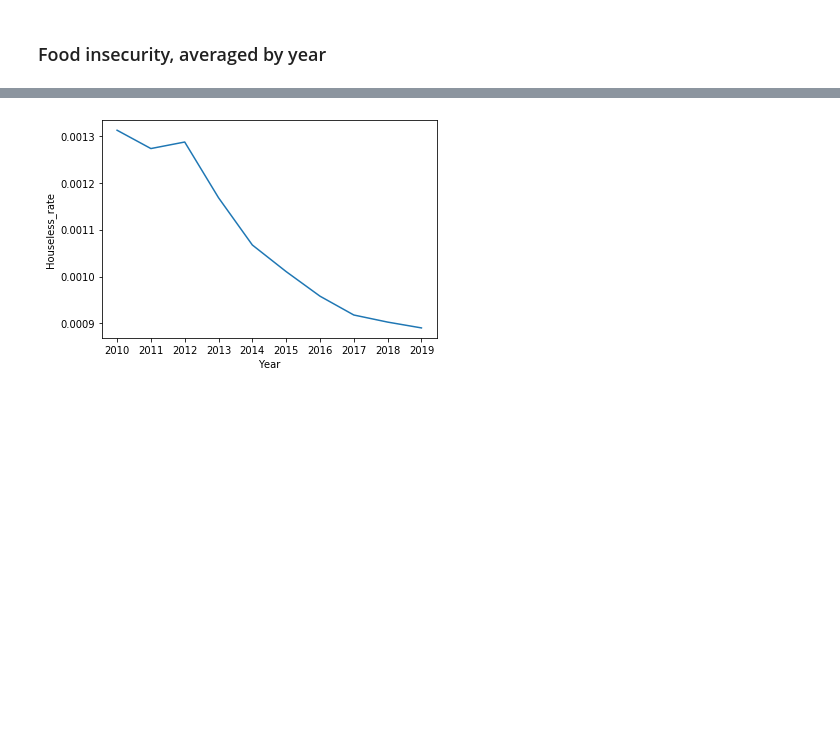
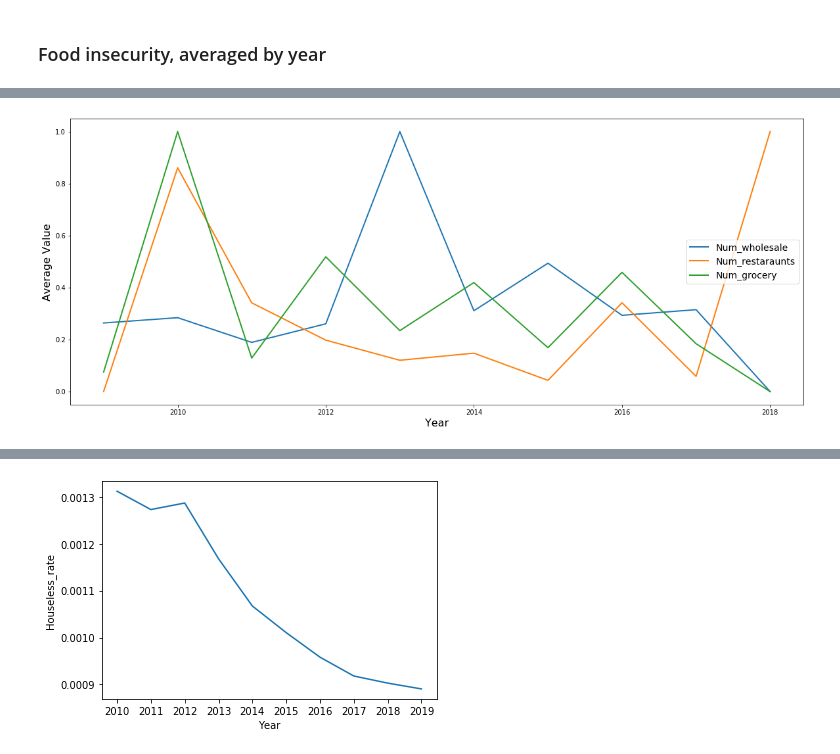
Before and after one commit to khyateed/projecting-food-insecurity, a Jupyter notebook: notebooks/EDA.ipynb, the cells around one changed output, grey strips where cells are left out. Cells and saved outputs as stored; diff of their text form; code cells hidden in the pictures; blank space fills up the shorter version.

```diff
--- a/notebooks/EDA.ipynb
+++ b/notebooks/EDA.ipynb
@@ -146,0 +147,5 @@ sns.lineplot(y=fi['FI Rate'], x=fi['Year']);
+# %%
+lineplot(df, ['Num_wholesale',
+       'Num_restaraunts', 'Num_grocery'])
+# %% [output]
+[figure, added]
```
Also changed, not shown: parts of 10 cells of this notebook, 1 other file.
